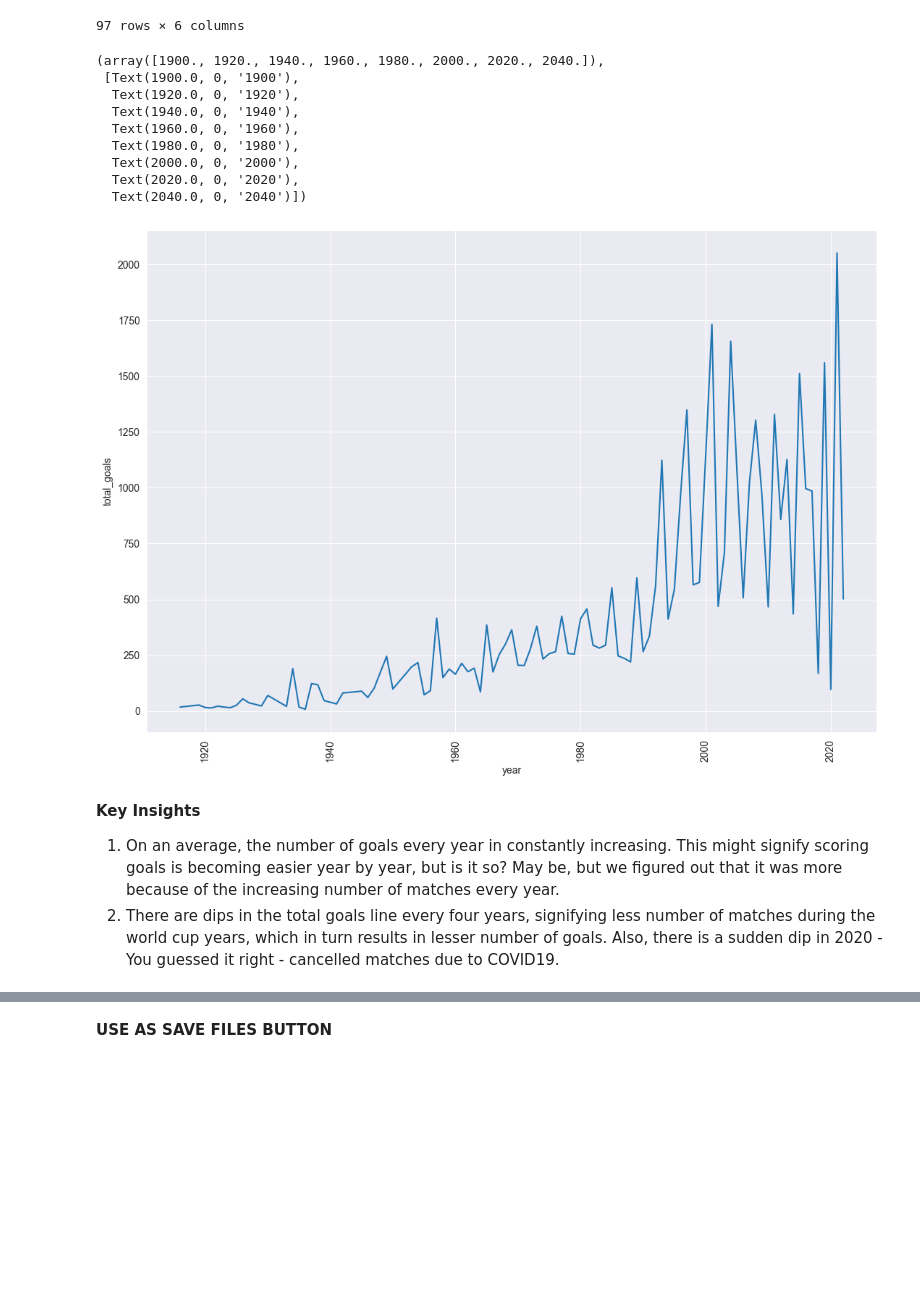
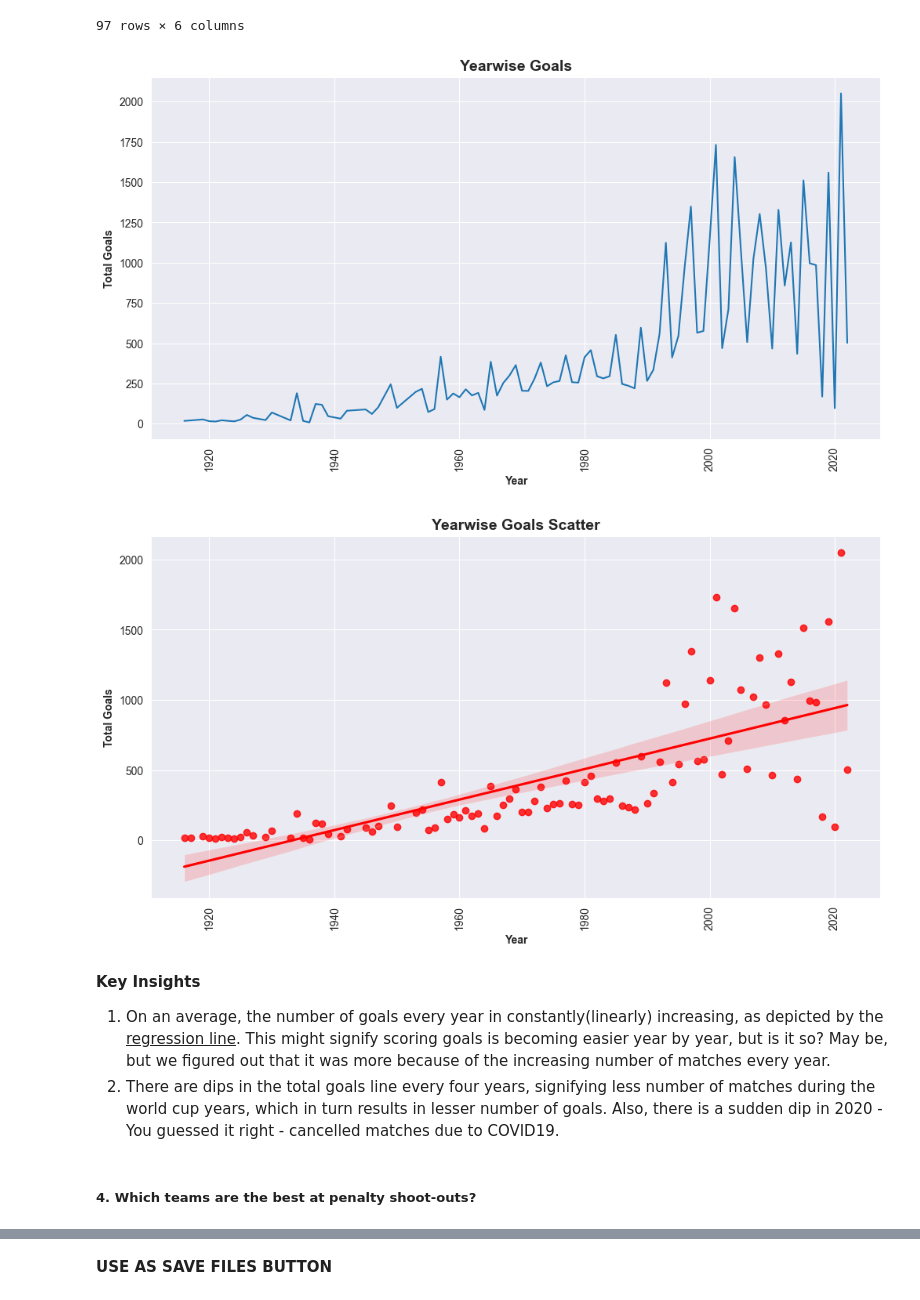
Before and after one commit to ryuukkk/football-data-analysis, a Jupyter notebook: DE_PROJECT.ipynb, the cells around one changed output, grey strips where cells are left out. Saved outputs shown, nothing was run; the diff lists cells and outputs as text; code cells hidden in the pictures; blank space fills up the shorter version.

```diff
--- a/DE_PROJECT.ipynb
+++ b/DE_PROJECT.ipynb
@@ -649,21 +670,30 @@ by_year
 | 2022 | 11 | 50 | 300 | 202 | 52.778884 | 502 |
 97 rows × 6 columns
 # %%
-fig, ax_l = plt.subplots(figsize=(13,9))
+fig, ax_l = plt.subplots(figsize=(12,6))
 sns.lineplot(data=by_year, x=by_year.index, y='total_goals', ax=ax_l)
 plt.xticks(rotation=90)
+plt.ylabel('Total Goals', fontweight='bold')
+plt.xlabel('Year', fontweight='bold')
+plt.title('Yearwise Goals', fontweight='bold', fontsize=14)
+
+plt.savefig('figures/yearwise_goals.jpg')
 # %% [output]
-(array([1900., 1920., 1940., 1960., 1980., 2000., 2020., 2040.]),
- [Text(1900.0, 0, '1900'),
-  Text(1920.0, 0, '1920'),
-  Text(1940.0, 0, '1940'),
-  Text(1960.0, 0, '1960'),
-  Text(1980.0, 0, '1980'),
-  Text(2000.0, 0, '2000'),
-  Text(2020.0, 0, '2020'),
-  Text(2040.0, 0, '2040')])
-[figure, old version]
+[figure, new version]
+# %%
+fig, ax_l = plt.subplots(figsize=(12,6))
+sns.regplot(data=by_year, x=by_year.index, y='total_goals', ax=ax_l, fit_reg=True, color='red')
+plt.xticks(rotation=90)
+plt.ylabel('Total Goals', fontweight='bold')
+plt.xlabel('Year', fontweight='bold')
+plt.title('Yearwise Goals Scatter', fontweight='bold', fontsize=14)
+
+plt.savefig('figures/yearwise_goals_reg.jpg')
+# %% [output]
+[figure, added]
 # %% [markdown]
 **Key Insights**
-1. On an average, the number of goals every year in constantly increasing. This might signify scoring goals is becoming easier year by year, but is it so? May be, but we figured out that it was more because of the increasing number of matches every year.
+1. On an average, the number of goals every year in constantly(linearly) increasing, as depicted by the <u>regression line</u>. This might signify scoring goals is becoming easier year by year, but is it so? May be, but we figured out that it was more because of the increasing number of matches every year.
 2. There are dips in the total goals line every four years, signifying less number of matches during the world cup years, which in turn results in lesser number of goals. Also, there is a sudden dip in 2020 - You guessed it right - cancelled matches due to COVID19.
+# %% [markdown]
+##### 4. Which teams are the best at penalty shoot-outs?
```
Also changed, not shown: parts of 29 cells of this notebook, 15 other files.
